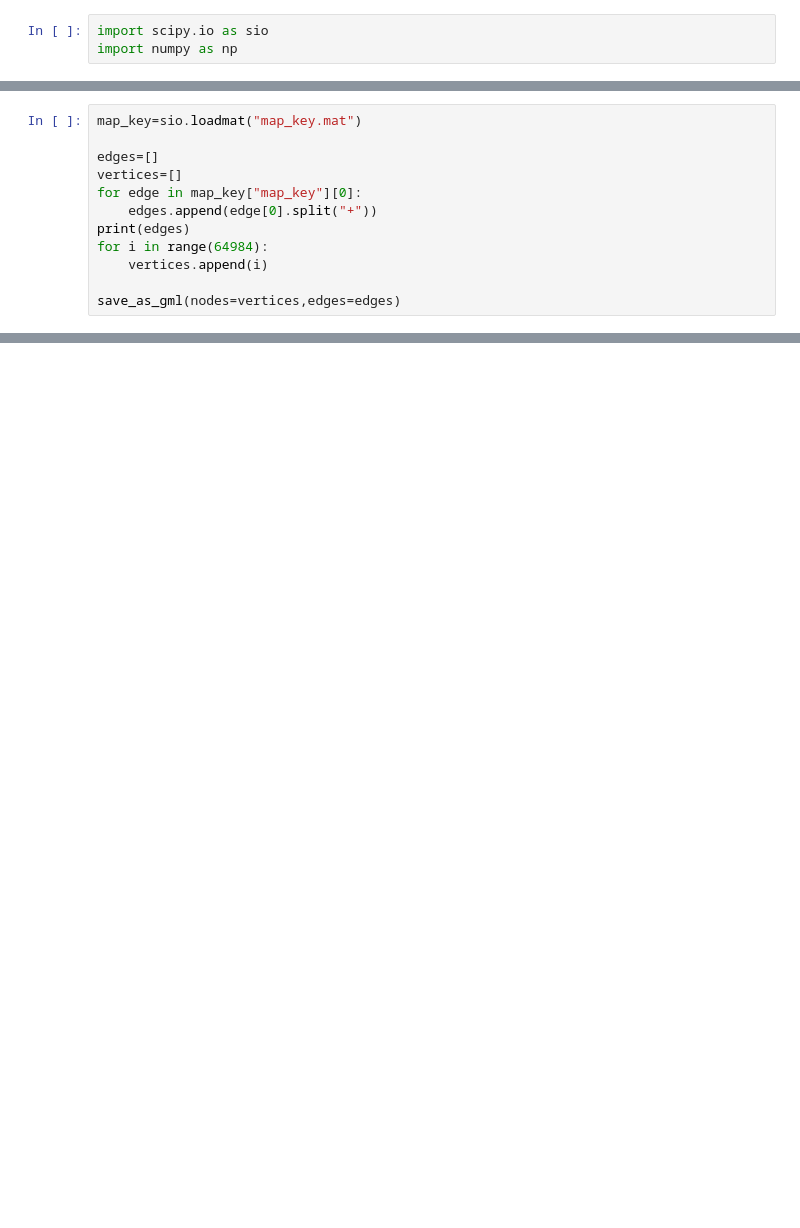
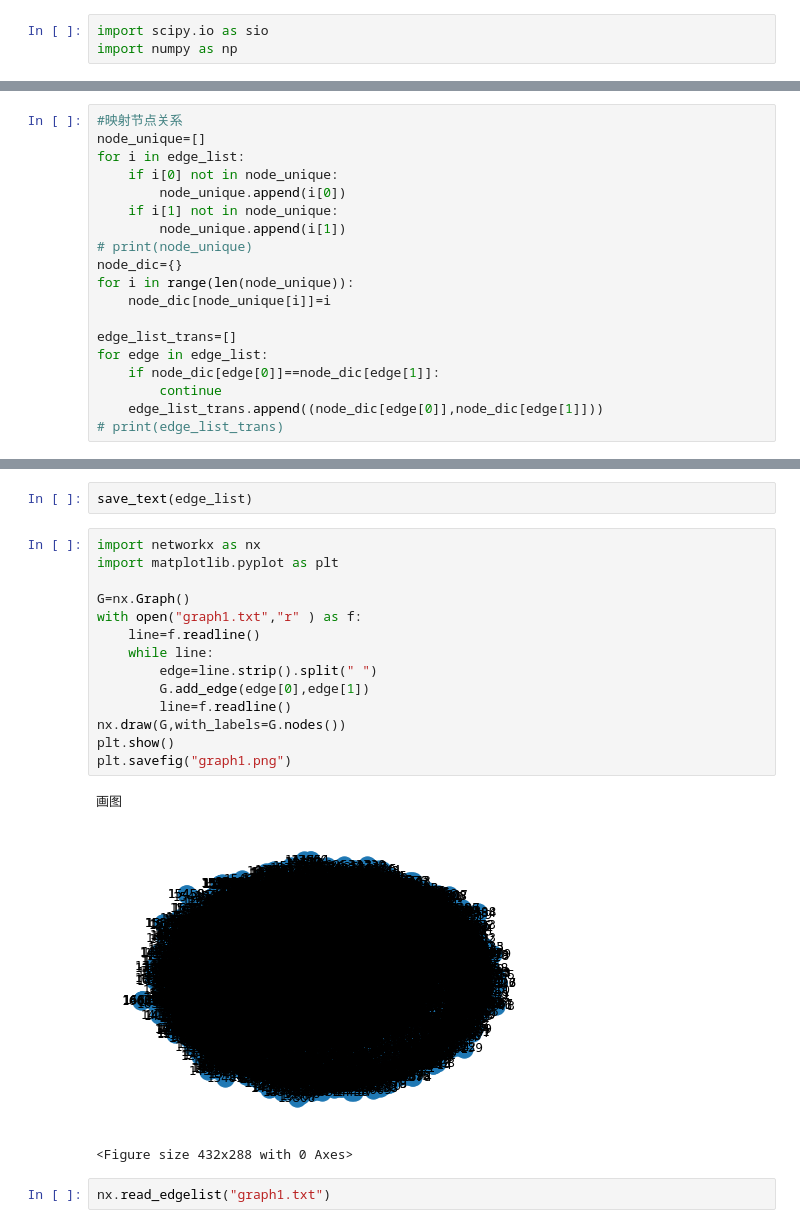
Before and after one commit to zhibai-269/CODE, a Jupyter notebook: python/save_gml.ipynb, the cells around one changed output, grey strips where cells are left out. Drawn from its saved outputs; the diff is of its cells as text; blank space fills up the shorter version.

```diff
--- a/python/save_gml.ipynb
+++ b/python/save_gml.ipynb
@@ -22,12 +29,0 @@ def save_as_gml(nodes,edges):
-# %%
-map_key=sio.loadmat("map_key.mat")
-
-edges=[]
-vertices=[]
-for edge in map_key["map_key"][0]:
-    edges.append(edge[0].split("+"))
-print(edges)
-for i in range(64984):
-    vertices.append(i)
-
-save_as_gml(nodes=vertices,edges=edges)
@@ -35,0 +72,19 @@ save_as_gml(nodes=vertices,edges=edges)
+# %%
+#映射节点关系
+node_unique=[]
+for i in edge_list:
+    if i[0] not in node_unique:
+        node_unique.append(i[0])
+    if i[1] not in node_unique:
+        node_unique.append(i[1])
+# print(node_unique)
+node_dic={}
+for i in range(len(node_unique)):
+    node_dic[node_unique[i]]=i
+
+edge_list_trans=[]
+for edge in edge_list:
+    if node_dic[edge[0]]==node_dic[edge[1]]:
+        continue
+    edge_list_trans.append((node_dic[edge[0]],node_dic[edge[1]]))
+# print(edge_list_trans)
@@ -35,0 +102,22 @@ save_as_gml(nodes=vertices,edges=edges)
+# %%
+save_text(edge_list)
+# %%
+import networkx as nx
+import matplotlib.pyplot as plt
+
+G=nx.Graph()
+with open("graph1.txt","r" ) as f:
+    line=f.readline()
+    while line:
+        edge=line.strip().split(" ")
+        G.add_edge(edge[0],edge[1])
+        line=f.readline()
+nx.draw(G,with_labels=G.nodes())
+plt.show()
+plt.savefig("graph1.png")
+# %% [output]
+画图
+[figure, added]
+<Figure size 432x288 with 0 Axes>
+# %%
+nx.read_edgelist("graph1.txt")
```
Also changed, not shown: parts of 9 cells of this notebook, 1 other file.
